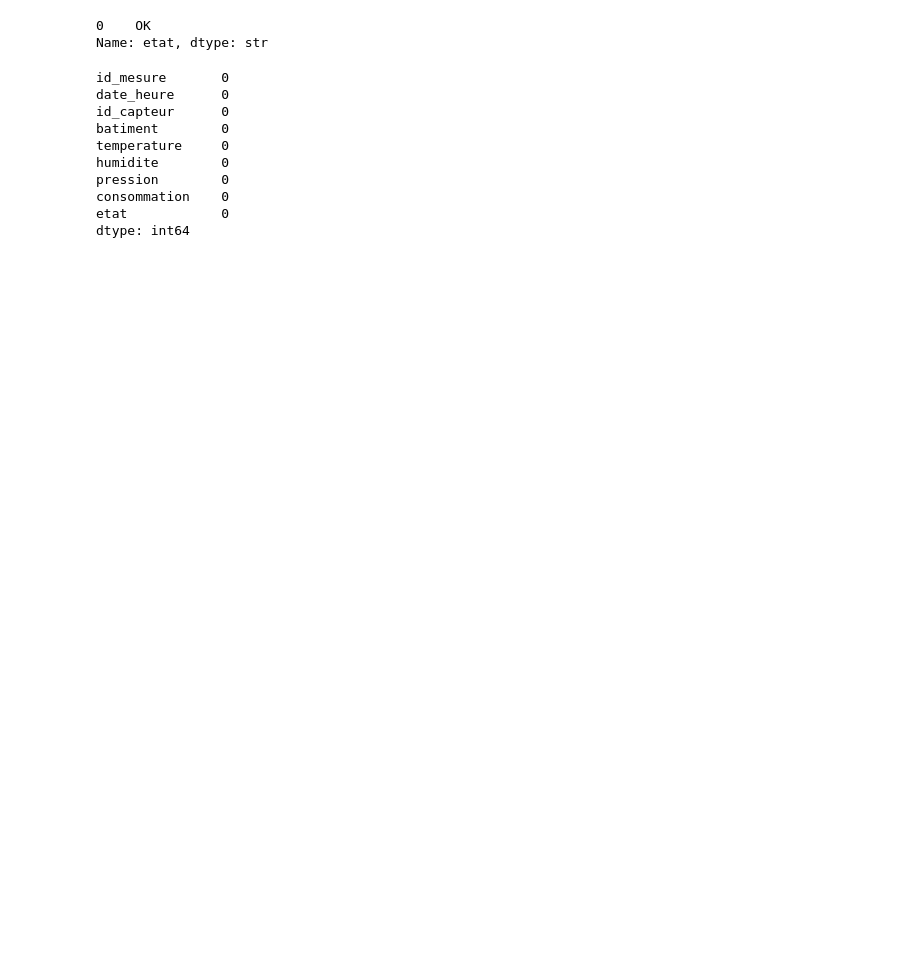
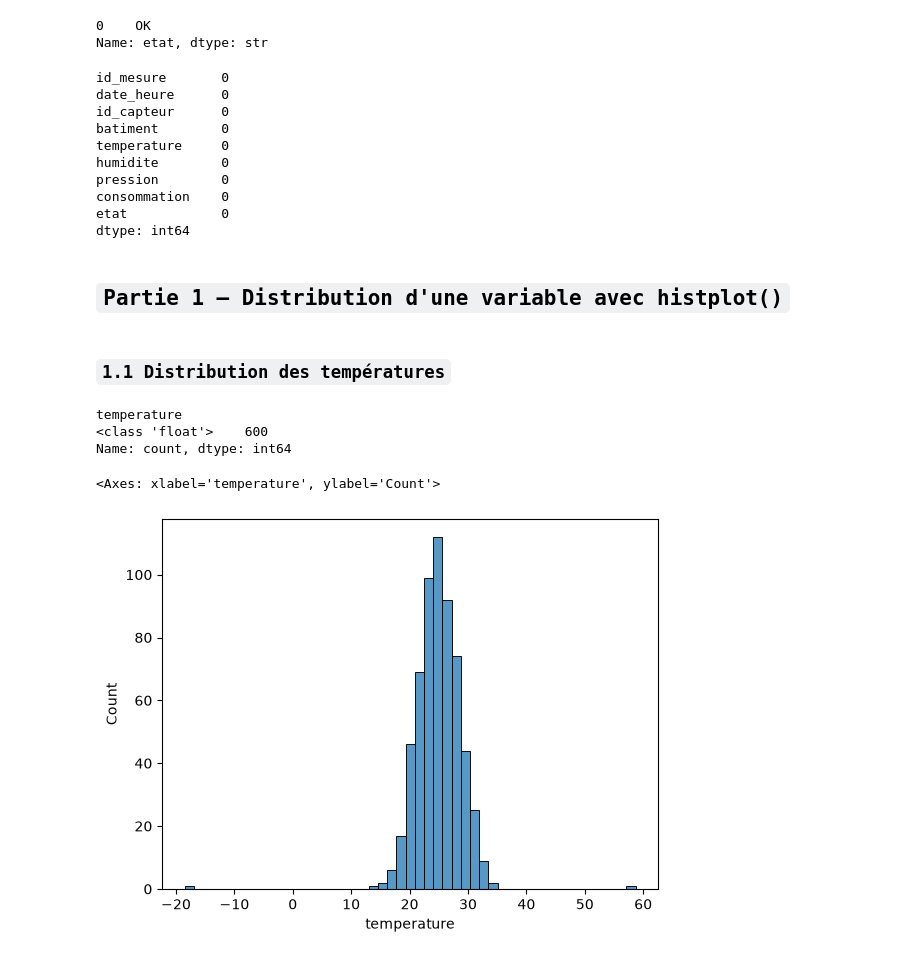
Before and after one commit to Alassanee/atelier_seaborn_iot, a Jupyter notebook: notebooks/atelier_seaborn_iot.ipynb, the cells around one changed output. Saved outputs shown, nothing was run; the diff lists cells and outputs as text; code cells hidden in the pictures; blank space fills up the shorter version.

Commit message:
Partie 1 – Distribution d'une variable avec histplot()

```diff
--- a/notebooks/atelier_seaborn_iot.ipynb
+++ b/notebooks/atelier_seaborn_iot.ipynb
@@ -79,13 +79,13 @@ Dans un premier temps on gere les foats:
 apres analyse on remarque que l'ecart-type et la moyenne pour les colonnes de type floats sont très éloignés et il en est de même pour les min et les max: donc on remplace les valeurs manquantes par la mediane qui est moins sensible aux valeurs abérantes.
 # %%
 # colonne température
-df['temperature'] = df['temperature'].fillna(df['temperature'].median)
+df['temperature'] = df['temperature'].fillna(df['temperature'].median())
 # Colonne consommation
-df['consommation'] = df['consommation'].fillna(df['consommation'].median)
+df['consommation'] = df['consommation'].fillna(df['consommation'].median())
 # Colonne humidite
-df['humidite'] = df['humidite'].fillna(df['humidite'].median)
+df['humidite'] = df['humidite'].fillna(df['humidite'].median())
 # Colonne pression
-df['pression'] = df['pression'].fillna(df['pression'].median)
+df['pression'] = df['pression'].fillna(df['pression'].median())
 df.info()
 # %% [output]
 <class 'pandas.DataFrame'>
@@ -123,3 +123,19 @@ pression        0
 consommation    0
 etat            0
 dtype: int64
+# %% [markdown]
+## `Partie 1 – Distribution d'une variable avec histplot()`
+# %% [markdown]
+### `1.1 Distribution des températures`
+# %%
+df["temperature"].dtype
+df["temperature"].apply(type).value_counts()
+# %% [output]
+temperature
+<class 'float'>    600
+Name: count, dtype: int64
+# %%
+sns.histplot(data=df, x="temperature")
+# %% [output]
+<Axes: xlabel='temperature', ylabel='Count'>
+[figure, added]
```
Also changed, not shown: parts of 8 cells of this notebook.
